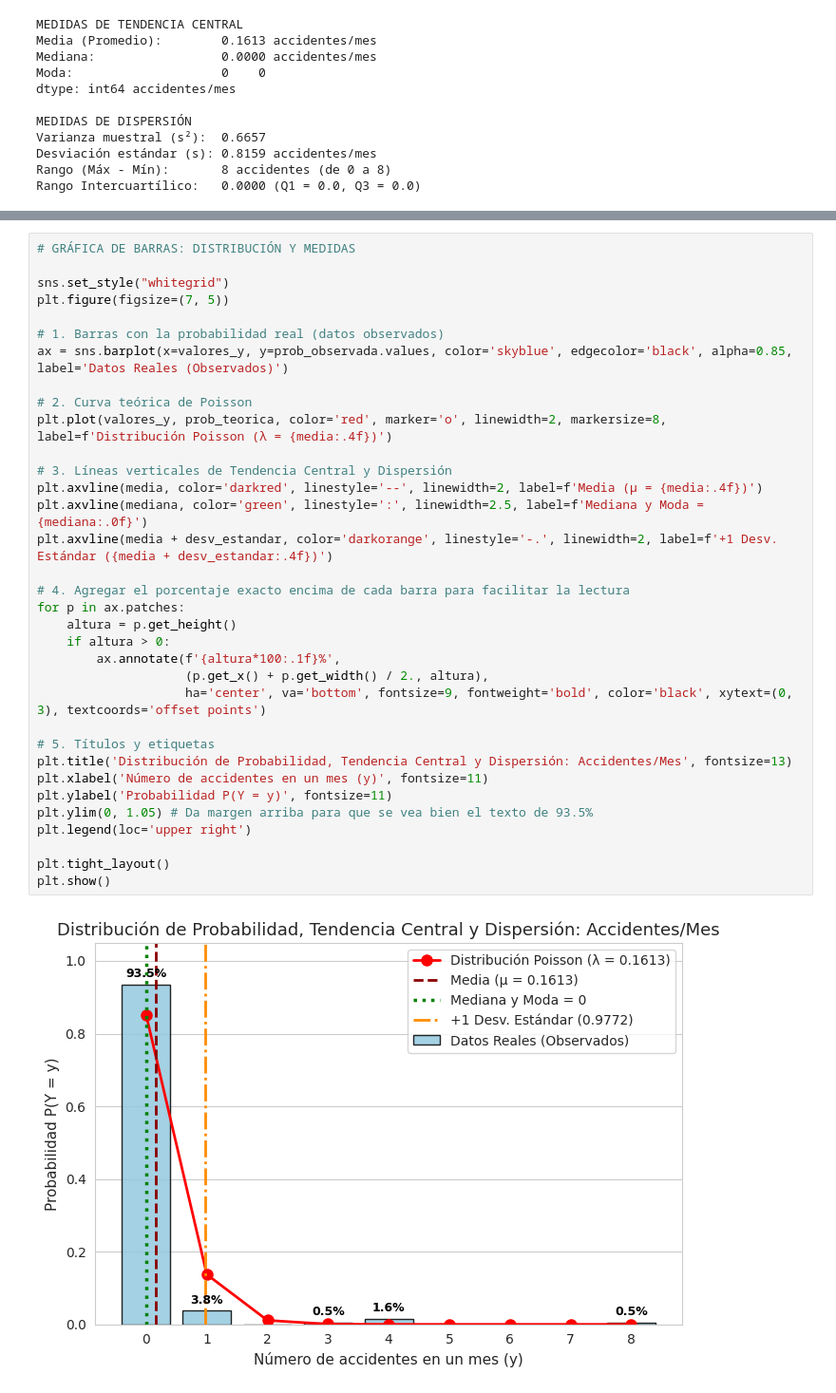
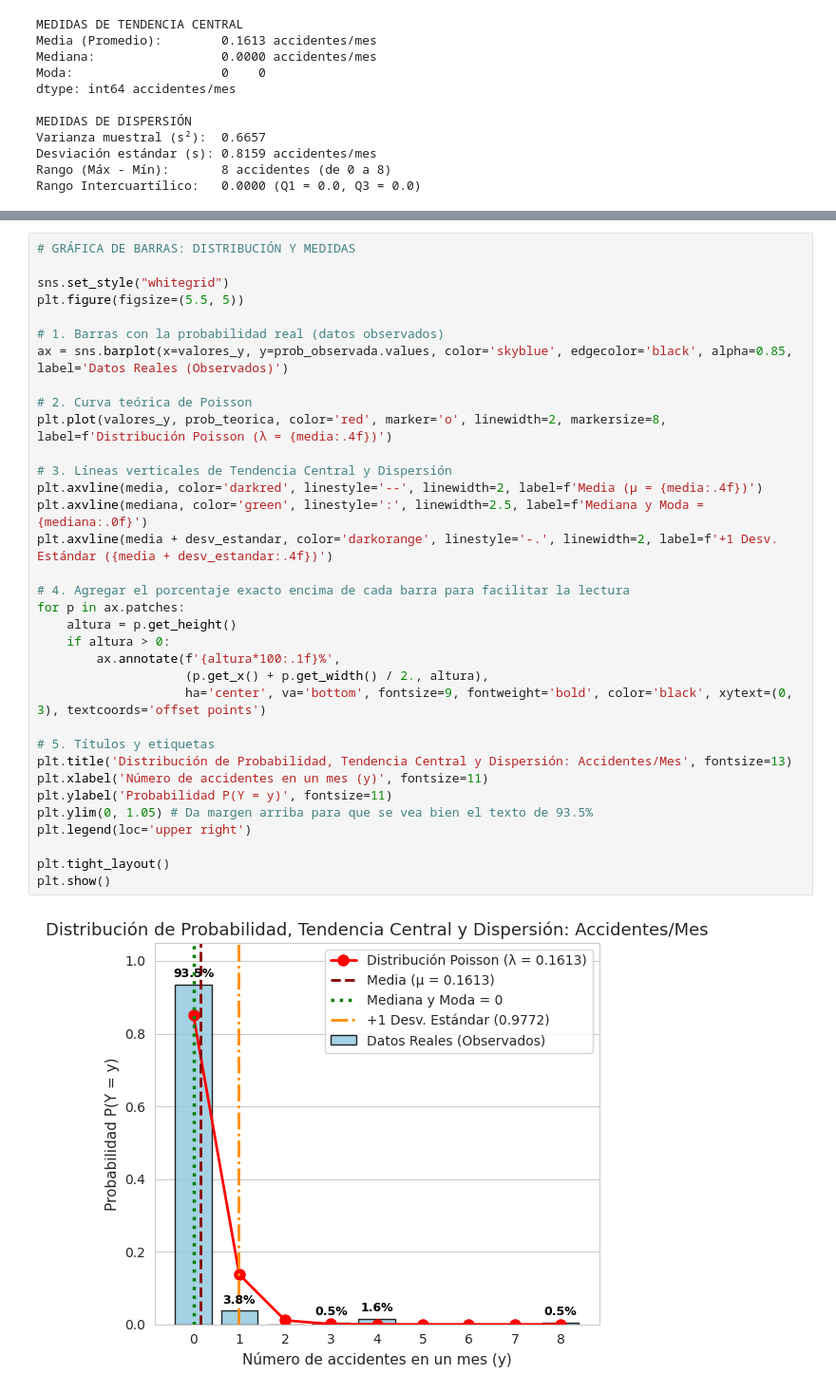
Before and after one commit to lizza-mar/Bonus-2, a Jupyter notebook: Bonus_2.ipynb, the cells around one changed output, grey strips where cells are left out. Shown at 95% size. Drawn from its saved outputs; the diff is of its cells as text.

```diff
--- a/Bonus_2.ipynb
+++ b/Bonus_2.ipynb
@@ -357,36 +397,36 @@ Gráficas
 # GRÁFICA DE BARRAS: DISTRIBUCIÓN Y MEDIDAS
 
 sns.set_style("whitegrid")
-plt.figure(figsize=(7, 5))
+plt.figure(figsize=(5.5, 5))
 
 # 1. Barras con la probabilidad real (datos observados)
 ax = sns.barplot(x=valores_y, y=prob_observada.values, color='skyblue', edgecolor='black', alpha=0.85, label='Datos Reales (Observados)')
 
 # 2. Curva teórica de Poisson
 plt.plot(valores_y, prob_teorica, color='red', marker='o', linewidth=2, markersize=8, label=f'Distribución Poisson (λ = {media:.4f})')
 
 # 3. Líneas verticales de Tendencia Central y Dispersión
 plt.axvline(media, color='darkred', linestyle='--', linewidth=2, label=f'Media (μ = {media:.4f})')
 plt.axvline(mediana, color='green', linestyle=':', linewidth=2.5, label=f'Mediana y Moda = {mediana:.0f}')
 plt.axvline(media + desv_estandar, color='darkorange', linestyle='-.', linewidth=2, label=f'+1 Desv. Estándar ({media + desv_estandar:.4f})')
 
 # 4. Agregar el porcentaje exacto encima de cada barra para facilitar la lectura
 for p in ax.patches:
     altura = p.get_height()
     if altura > 0:
         ax.annotate(f'{altura*100:.1f}%',
                     (p.get_x() + p.get_width() / 2., altura),
                     ha='center', va='bottom', fontsize=9, fontweight='bold', color='black', xytext=(0, 3), textcoords='offset points')
 
 # 5. Títulos y etiquetas
 plt.title('Distribución de Probabilidad, Tendencia Central y Dispersión: Accidentes/Mes', fontsize=13)
 plt.xlabel('Número de accidentes en un mes (y)', fontsize=11)
 plt.ylabel('Probabilidad P(Y = y)', fontsize=11)
 plt.ylim(0, 1.05) # Da margen arriba para que se vea bien el texto de 93.5%
 plt.legend(loc='upper right')
 
 plt.tight_layout()
 plt.show()
 # %% [output]
-[figure, old version]
+[figure, new version]
 # %% [markdown]
```
Also changed, not shown: parts of 9 cells of this notebook.
